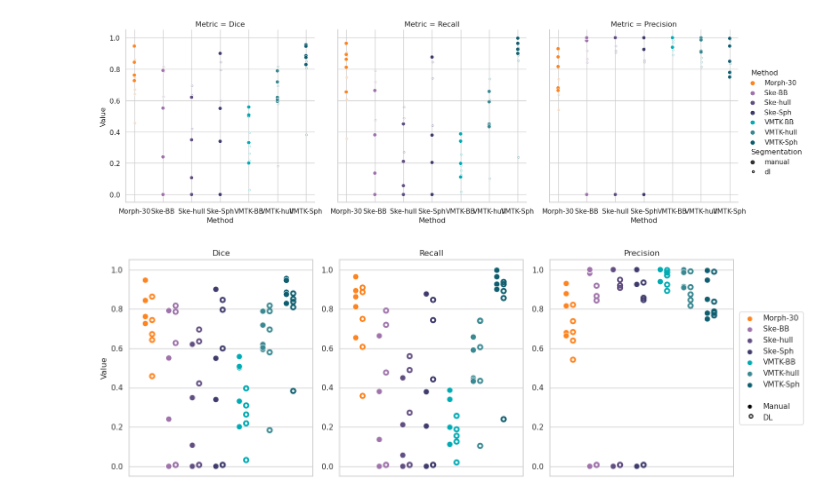
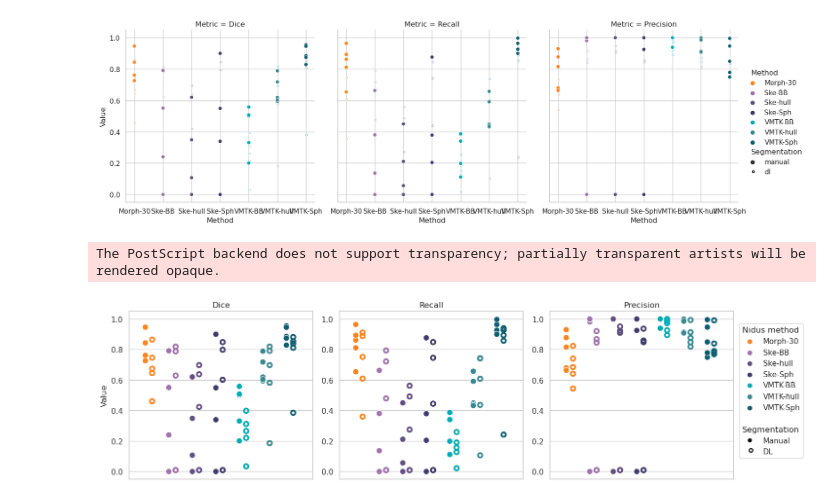
Before and after one commit to CamilaGL/angiographies, a Jupyter notebook: angiographies/utils/makingfigures.ipynb, the cells around one changed output. Saved outputs shown, nothing was run; the diff lists cells and outputs as text; code cells hidden in the pictures.

Commit message:
new markers and transforms

```diff
--- a/angiographies/utils/makingfigures.ipynb
+++ b/angiographies/utils/makingfigures.ipynb
@@ -351,6 +354,19 @@ ax.set_xlabel("X position [m]")
 ax.set_ylabel("Y position [m]")
 
 plt.show()
+# %%
+import matplotlib.text as mtext
+
+class LegendTitle(object):
+    def __init__(self, text_props=None):
+        self.text_props = text_props or {}
+        super(LegendTitle, self).__init__()
+
+    def legend_artist(self, legend, orig_handle, fontsize, handlebox):
+        x0, y0 = handlebox.xdescent, handlebox.ydescent
+        title = mtext.Text(x0, y0, orig_handle,  **self.text_props)
+        handlebox.add_artist(title)
+        return title
 # %%
 palette=['#9C2C77','#8D72E1','#0E5E6F','#2c89a0','#ffffff']
 palette = ["#FD841F", "#9F73AB", "#624F82", "#3F3B6C", "#00ABB3","#3A8891", "#0E5E6F"]
@@ -362,7 +378,7 @@ dl = datafile3[datafile3["Segmentation"]=="dl"]
 
 sns.set_theme(style="whitegrid",font_scale = 1)
 sns.set_style({'xtick.color' : "white"})
-fig, axes = plt.subplots(1, 3, figsize=(15, 5))
+fig, axes = plt.subplots(1, 3, figsize=(15, 4))
 
 plt.setp(axes, yticks=list(np.arange(0, 1.2, 0.2)), ylim=[-0.05,1.05], xlim=[-0.8,7.0], xticks=[])
 #sns.despine(left=True)
@@ -381,51 +397,55 @@ kwargs = {'edgecolor':None,'linewidth':2,"facecolor":None}
 for ax in range(i):
         subm = datafile[datafile["Metric"] == metrics[ax]]
         subd = datafile2[datafile2["Metric"] == metrics[ax]]
-        #subdummy = datafile2[datafile2["Metric"] == metrics[ax]]
-        #subdummy[subd["Value"] >0] = 0
         axes[ax].set_title(metrics[ax])
         sns.scatterplot(x='Method',y='Value', hue="Method",data=subm, palette=palette, ax=axes[ax],s=75,transform=axes[ax].transData-offset(4))
+        # sns.boxplot(x="Method", y="Value", data=subm, ax=axes[ax],showmeans=True,
+        #         meanline=True,
+        #         meanprops={'color': '#999999', 'ls': '-', 'lw': 1},
+        #         medianprops={'visible': False},
+        #         whiskerprops={'visible': False},
+        #         zorder=10,showfliers=False,
+        #         showbox=False,
+        #         showcaps=False,
+        #         width=0.5)
+
         sns.scatterplot(x='Method',y=0, hue="Method", data=subm, palette=paletteg, ax=axes[ax], legend=False,s=0, marker="+", lw=0)
         # sns.scatterplot(x='Method',y='Value', hue="Method",data=subd, palette=palette, ax=axes[ax], legend=False, s=80,
         #                         marker=open_circle,lw=0,transform=axes[ax].transData+offset(5))
         sns.scatterplot(x='Method',y='Value', hue="Method",data=subd, palette=palette, ax=axes[ax], legend=False, s=150, marker="$\circ$", lw=.5, ec="face",
                                 transform=axes[ax].transData+offset(4))
         #(
         # sns.objects.Plot(subm, x='Method',y='Value', color="Method", palette=palette, transform=axes[ax].transData+offset(4))
         # .add(sns.Dot(fill=False, stroke=2, pointsize=8))
         # .on(axes[ax])
         # )
         axes[ax].set_ylabel("")
 axes[0].set_ylabel("Value")
 plt.tight_layout()
 plt.legend(bbox_to_anchor=(1.04, 1), borderaxespad=0)
 handles, labels = axes[0].get_legend_handles_labels()
-handles.extend([plt.Line2D([0,0],[0,0],
-                      linestyle=''),plt.Line2D([0,0],[0,0], markeredgecolor="none",
+handles.extend([#plt.Line2D([0,0],[0,0], linestyle=''),
+                plt.Line2D([0,0],[0,0], markeredgecolor="none",
                       marker='o', markerfacecolor='black',
                       mew=0.3,
-                      linestyle=''),plt.Line2D([0,0],[0,0], markeredgecolor="black",
+                      linestyle=''),
+                      plt.Line2D([0,0],[0,0], markeredgecolor="black",
                       marker="$\circ$", markerfacecolor='black', markersize=10,
                       mew=0.3,
                       linestyle='',
                       lw=2)])
-labels.extend(["", "Manual", "DL"])
+labels.extend([#"",
+                "Manual", "DL"])
 for ax in axes:
         ax.get_legend().remove()
-plt.legend(handles, labels, bbox_to_anchor=(1.4, 0.5), loc="center right")
-# hatches = itertools.cycle(['/', '//', '+', '-', 'x', '\\', '*', 'o', 'O', '.'])
-# numSM = len(datafile.SubMethod.unique())
-# print(numSM)
-# allplots=[dice, recall, precision]
-# for metric in allplots:
-#         hatches = itertools.cycle(['/', '//', '+', '-', 'x', '\\', '*', 'o', 'O', '.'])
-#         for i, bar in enumerate(metric.patches):
-#                 if i % numSM == 0:
-#                         hatch = next(hatches)
-#                 bar.set_hatch(hatch)
-#         metric.set_xlabel( '')
-# plt.legend(title='SubMethod')
+#plt.legend(handles, labels, bbox_to_anchor=(1.4, 0.5), loc="center right")
+plt.legend(['Nidus method'] + handles[:7] + ['','Segmentation'] + handles[7:],
+          ['']         + labels[:7] + ['','']          + labels[7:],
+           handler_map={str: LegendTitle({'fontsize': 12})},
+          bbox_to_anchor=(1.4, 0.95)
+        )
 plt.tight_layout()
-# plt.savefig("/media/camila/Datos/proyectos/newpipe/classification/manual_alldices2.eps")
+plt.savefig("/media/camila/Datos/proyectos/newpipe/classification/fivecases.eps")
 # %% [output]
+The PostScript backend does not support transparency; partially transparent artists will be rendered opaque.
-[figure, old version]
+[figure, new version]
```
Also changed, not shown: parts of 4 cells of this notebook.
